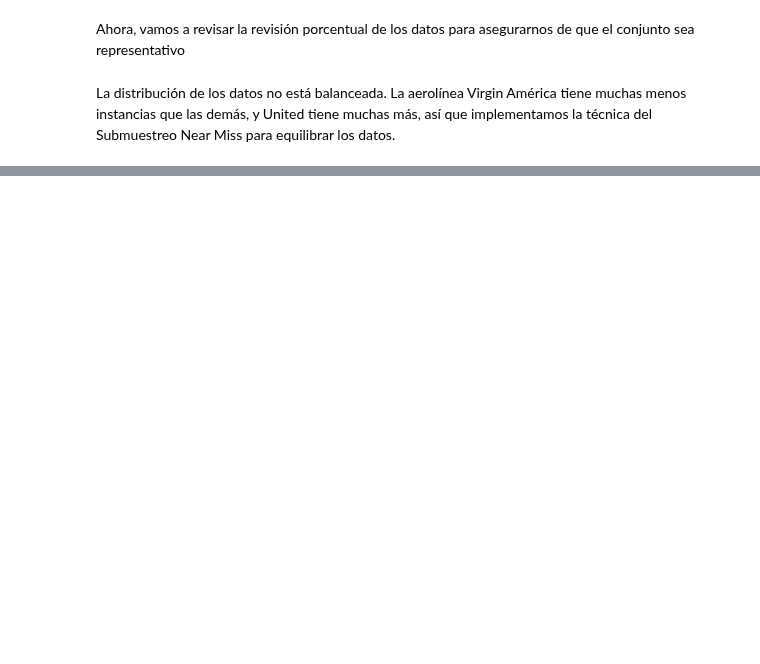
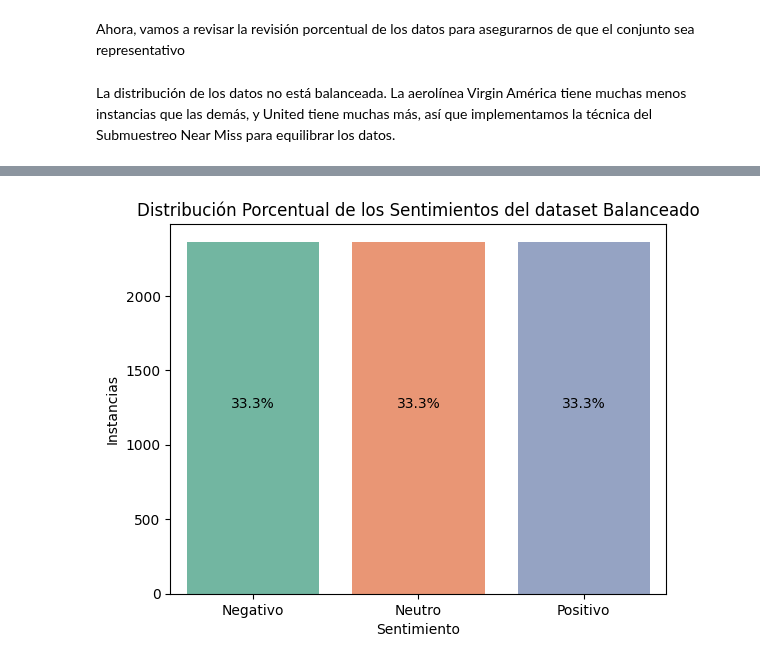
Before and after one commit to AngieJoya99/Proyecto-RN, a Jupyter notebook: Entrega1.ipynb, the cells around one changed output, grey strips where cells are left out. Saved outputs shown, nothing was run; the diff lists cells and outputs as text; code cells hidden in the pictures; blank space fills up the shorter version.

```diff
--- a/Entrega1.ipynb
+++ b/Entrega1.ipynb
@@ -184,11 +184,12 @@ Ahora, vamos a revisar la revisión porcentual de los datos para asegurarnos de
 La distribución de los datos no está balanceada. La aerolínea Virgin América tiene muchas menos instancias que las demás, y United tiene muchas más, así que implementamos la técnica del Submuestreo Near Miss para equilibrar los datos.
 # %%
 submuestreo = NearMiss()
-X = dataset.drop(dataset.columns[1], axis=1)
-y = dataset.iloc[:, 1]
-X_res, y_res = submuestreo.fit_resample(X, y)
-dataset_res = pd.DataFrame(X_res, columns=X.columns)
-dataset_res["clase"] = y_res
-from collections import Counter
-print("Distribución balanceada:", Counter(y_res))
+x = np.vstack(dataset["rep"].values)
+y = dataset["airline_sentiment"].values
+
+xBal, yBal = submuestreo.fit_resample(x, y)
+indicesBal = submuestreo.sample_indices_
+
+datasetBal = dataset.iloc[indicesBal].copy().reset_index(drop=True)
+datasetBal.info()
 # %% [output]
@@ -195,0 +208,23 @@ ValueError: setting an array element with a sequence.
+# %%
+graphOutput = sns.countplot(x="airline_sentiment", hue="airline_sentiment",  data=datasetBal, palette="Set2", legend=False)
+total = len(datasetBal)
+
+for p in graphOutput.patches:
+    count = p.get_height() #frecuencia absoluta
+    percent = 100 * count / total #frecuencia relativa
+
+    graphOutput.annotate(f'{percent:.1f}%', # formato de texto
+        (p.get_x() + p.get_width() / 2., count/2),  #posición
+        ha='center', va='bottom', fontsize=10, color='black', xytext=(0, 5),
+        textcoords='offset points')
+
+ticks = graphOutput.get_xticks()
+graphOutput.set_xticks(ticks)
+graphOutput.set_xticklabels(["Negativo", "Neutro", "Positivo"])
+graphOutput.set_xlabel("Sentimiento")
+graphOutput.set_ylabel("Instancias")
+graphOutput.set_title("Distribución Porcentual de los Sentimientos del dataset Balanceado")
+
+plt.show()
+# %% [output]
+[figure, added]
```
Also changed, not shown: parts of 14 cells of this notebook, 1 other file.
